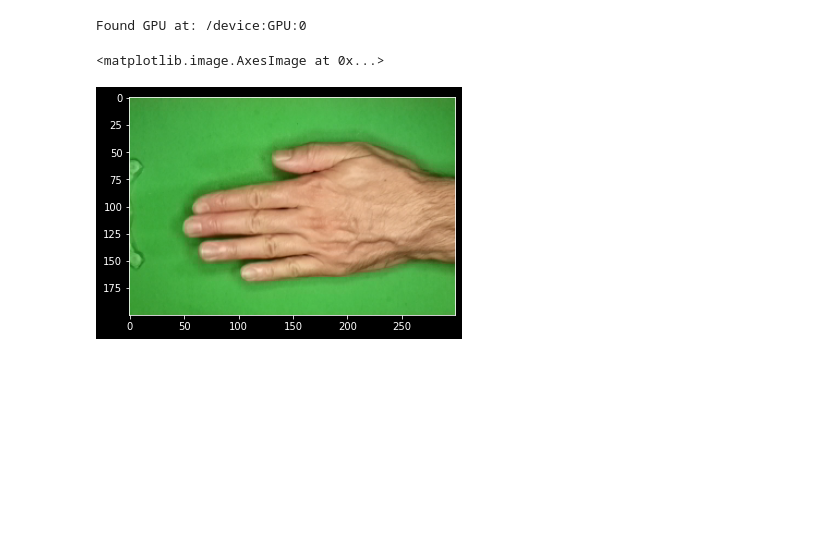
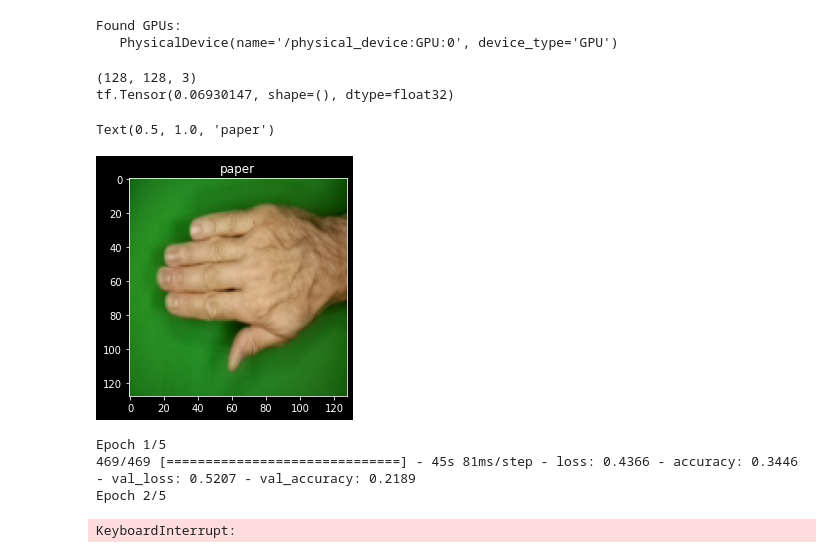
Before and after one commit to TheUnity42/Micro2Project, a Jupyter notebook: TypeA.ipynb, the cells around one changed output. Drawn from its saved outputs; the diff is of its cells as text; code cells hidden in the pictures; blank space fills up the shorter version.

Commit message:
Updated Type A

```diff
--- a/TypeA.ipynb
+++ b/TypeA.ipynb
@@ -8,9 +9,14 @@ from SQLTools import *
 device_name = tf.test.gpu_device_name()
 if device_name != '/device:GPU:0':
     raise SystemError('GPU device not found')
-print('Found GPU at: {}'.format(device_name))
+
+# list all gpus
+print('Found GPUs:')
+for gpu in tf.config.experimental.list_physical_devices('GPU'):
+    print('  ', gpu)
 # %% [output]
-Found GPU at: /device:GPU:0
+Found GPUs:
+   PhysicalDevice(name='/physical_device:GPU:0', device_type='GPU')
 # %%
 def label_to_one_hot(label):
     one_hot = np.zeros(3)
@@ -23,12 +29,34 @@ def label_to_one_hot(label):
     else:
         raise ValueError(f"Invalid label: {label}")
     return one_hot
+
+def one_hot_to_label(one_hot):
+    if one_hot[0] == 1:
+        return "rock"
+    elif one_hot[1] == 1:
+        return "paper"
+    elif one_hot[2] == 1:
+        return "scissors"
+    else:
+        raise ValueError(f"Invalid one_hot: {one_hot}")
 # %%
 dataset = Extract_TF_Dataset("./Database/kaggle_data.db", label_to_one_hot)
-# %%
-# take one element from the dataset
-sample = next(iter(dataset))
-plt.imshow(sample[0])
-# %% [output]
-<matplotlib.image.AxesImage at 0x...>
-[figure, removed]
+# %%
+# reduce images to 64x64
+# convert images to float32
+dataset = dataset.map(lambda img, label: (tf.cast(tf.image.resize(img, (128, 128))/255.0, tf.float32), label))
+
+# shuffle the dataset
+dataset = dataset.shuffle(buffer_size=1000)
+
+# take one element from the dataset
+sample = next(iter(dataset))
+print(sample[0].shape)
+print(sample[0][0, 0, 0])
+plt.imshow(sample[0])
+plt.title(one_hot_to_label(sample[1]))
+# %% [output]
+(128, 128, 3)
+tf.Tensor(0.06930147, shape=(), dtype=float32)
+Text(0.5, 1.0, 'paper')
+[figure, added]
@@ -34,0 +105,7 @@ plt.imshow(sample[0])
+# %%
+H = model.fit(train_set, epochs=5, validation_data=val_set)
+# %% [output]
+Epoch 1/5
+469/469 [==============================] - 45s 81ms/step - loss: 0.4366 - accuracy: 0.3446 - val_loss: 0.5207 - val_accuracy: 0.2189
+Epoch 2/5
+KeyboardInterrupt:
```
Also changed, not shown: parts of 6 cells of this notebook.
